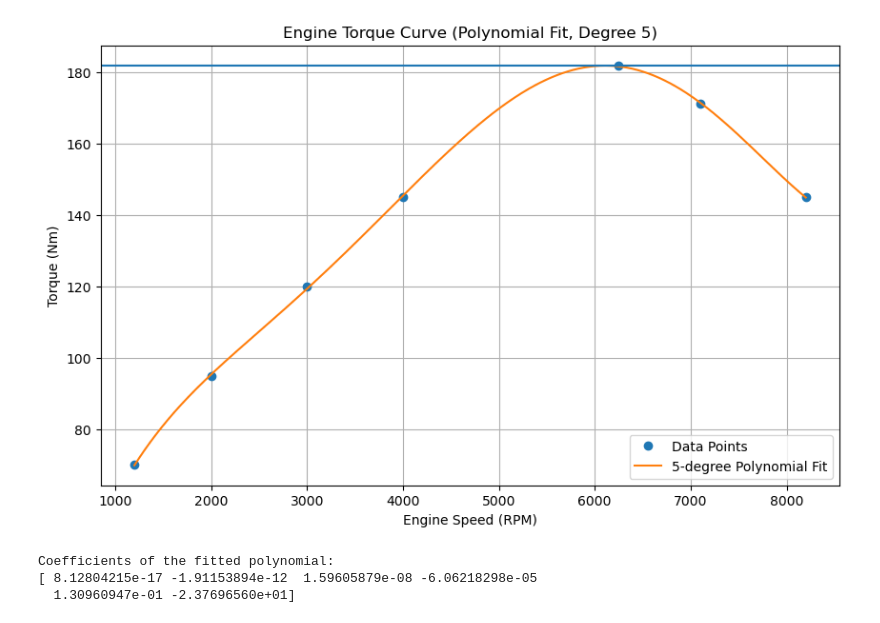
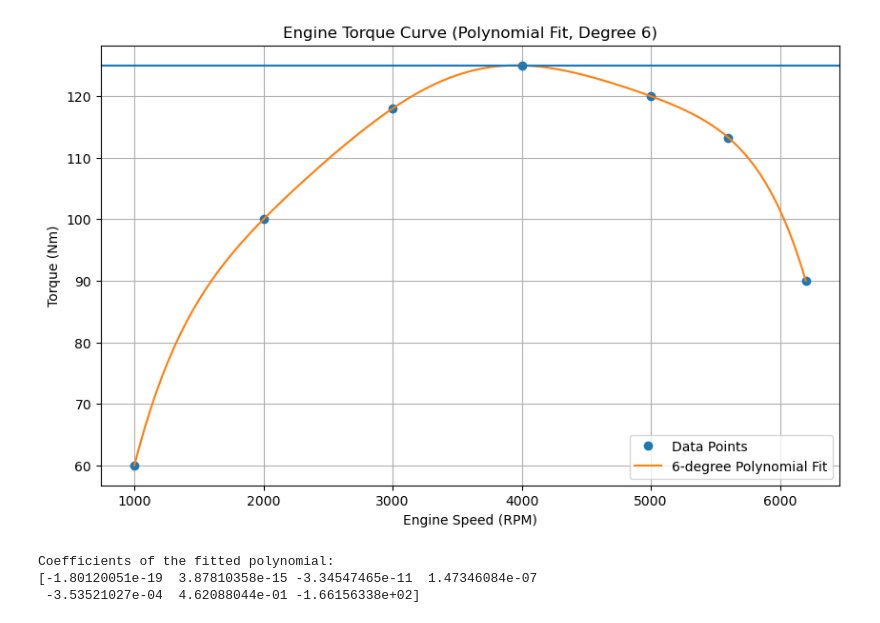
Before and after one commit to vougioukakis/car-acceleration-app, a Jupyter notebook: torque_curve_generator.ipynb, the cells around one changed output. Saved outputs shown, nothing was run; the diff lists cells and outputs as text; code cells hidden in the pictures.

Commit message:
added opel and fixed plot bug

```diff
--- a/torque_curve_generator.ipynb
+++ b/torque_curve_generator.ipynb
@@ -8,46 +8,46 @@ import matplotlib.pyplot as plt
 
 # Given data points
 points = np.array([
-    [1200, 70],
-    [2000, 95],
-    [3000, 120],
-    [4000, 145],
-    [6250, 182],
-    [7100, 171.3],
-    [8200, 145],
+    [1000, 60],
+    [2000, 100],
+    [3000, 118],
+    [4000, 125],
+    [5000, 120],
+    [5600, 113.26],
+    [6200, 90],
 ])
-maxTq = 182
+maxTq = 125
 rpm = points[:, 0]
 torque = points[:, 1]
 
 # Fit a 7th-degree polynomial to the data
-degree = 5
+degree = 6
 coefficients = np.polyfit(rpm, torque, degree)
 
 # Create the polynomial function using the coefficients
 polynomial = np.poly1d(coefficients)
 
 # Generate smooth RPM values for plotting the polynomial
 rpm_smooth = np.linspace(rpm.min(), rpm.max(), 500)
 torque_smooth = polynomial(rpm_smooth)
 
 # Plot the data and the fitted polynomial curve
 plt.figure(figsize=(10, 6))
 plt.plot(rpm, torque, 'o', label="Data Points")
 plt.plot(rpm_smooth, torque_smooth, '-', label=f"{degree}-degree Polynomial Fit")
 plt.axhline(maxTq)  # Assuming the maximum torque is the maximum value in the dataset
 plt.xlabel("Engine Speed (RPM)")
 plt.ylabel("Torque (Nm)")
 plt.title(f"Engine Torque Curve (Polynomial Fit, Degree {degree})")
 plt.legend()
 plt.grid(True)
 plt.show()
 
 # Print the polynomial coefficients
 print("Coefficients of the fitted polynomial:")
 print(coefficients)
 # %% [output]
-[figure, old version]
+[figure, new version]
 Coefficients of the fitted polynomial:
-[ 8.12804215e-17 -1.91153894e-12  1.59605879e-08 -6.06218298e-05
-  1.30960947e-01 -2.37696560e+01]
+[-1.80120051e-19  3.87810358e-15 -3.34547465e-11  1.47346084e-07
+ -3.53521027e-04  4.62088044e-01 -1.66156338e+02]
```
Also changed, not shown: 6 other files.
